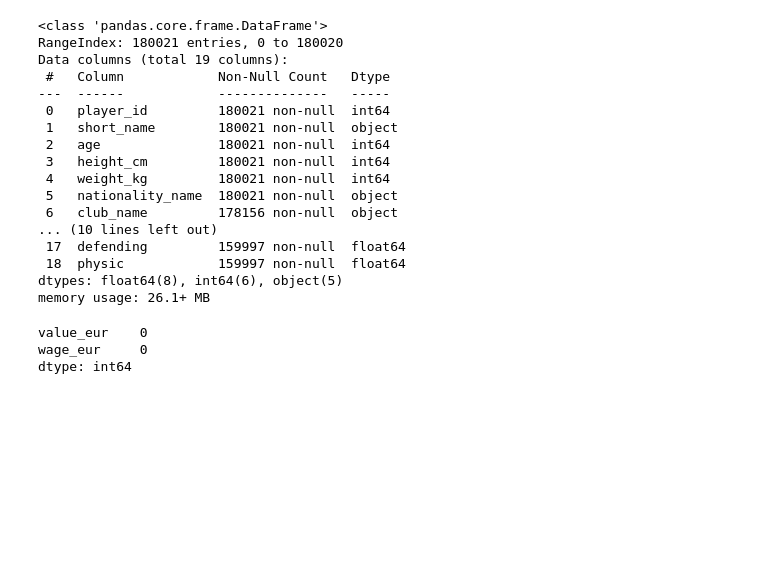
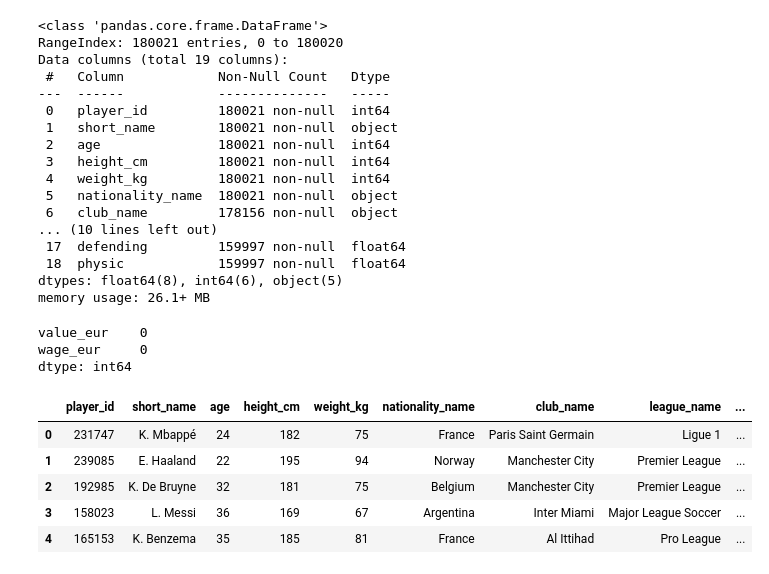
Before and after one commit to yeG00/Predictive-Football-Scouting, a Jupyter notebook: Data Cleaning.ipynb, the cells around one changed output. Saved outputs shown, nothing was run; the diff lists cells and outputs as text; code cells hidden in the pictures; blank space fills up the shorter version.

```diff
--- a/Data Cleaning.ipynb
+++ b/Data Cleaning.ipynb
@@ -60,3 +60,14 @@ filtered_df = filtered_df.dropna(subset=['value_eur','wage_eur'])
 value_eur    0
 wage_eur     0
 dtype: int64
+# %%
+filtered_df['maaliyet_per_overall'] = filtered_df['value_eur'] / filtered_df['overall']
+# %%
+filtered_df.head()
+# %% [output]
+|  | player_id | short_name | age | height_cm | weight_kg | nationality_name | club_name | league_name | ... |
+| 0 | 231747 | K. Mbappé | 24 | 182 | 75 | France | Paris Saint Germain | Ligue 1 | ... |
+| 1 | 239085 | E. Haaland | 22 | 195 | 94 | Norway | Manchester City | Premier League | ... |
+| 2 | 192985 | K. De Bruyne | 32 | 181 | 75 | Belgium | Manchester City | Premier League | ... |
+| 3 | 158023 | L. Messi | 36 | 169 | 67 | Argentina | Inter Miami | Major League Soccer | ... |
+| 4 | 165153 | K. Benzema | 35 | 185 | 81 | France | Al Ittihad | Pro League | ... |
```
Also changed, not shown: parts of 18 cells of this notebook.
